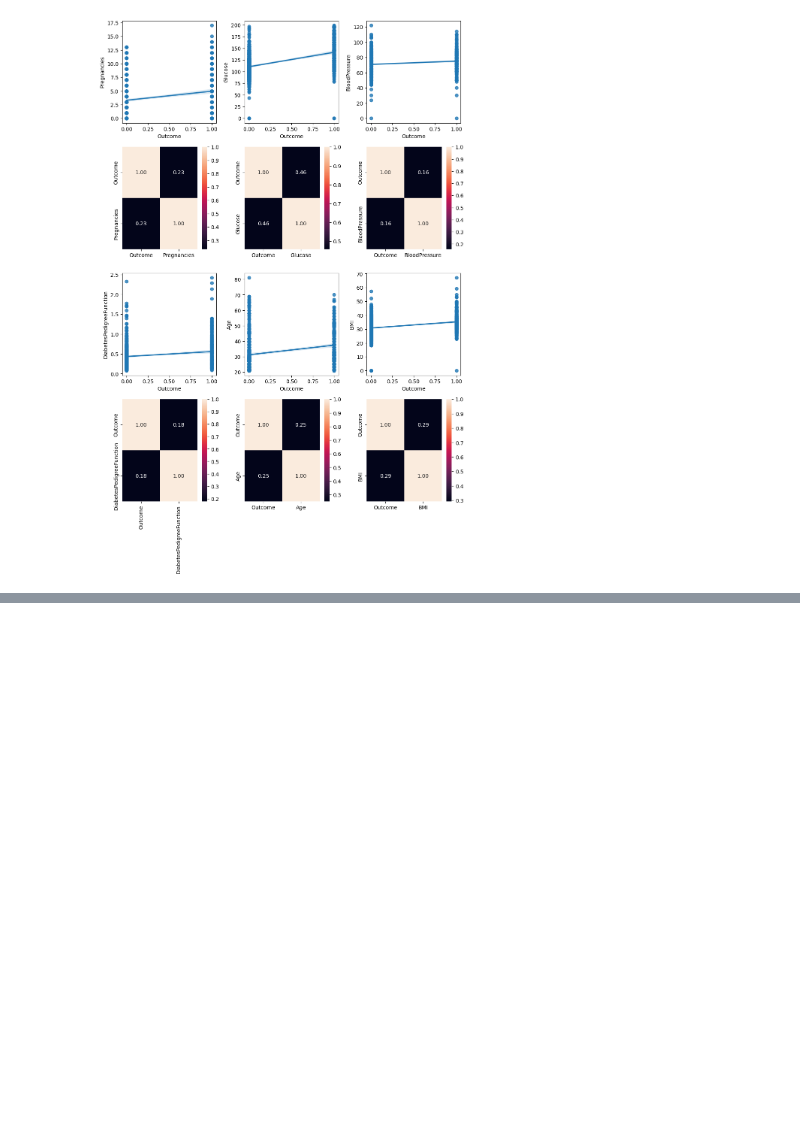
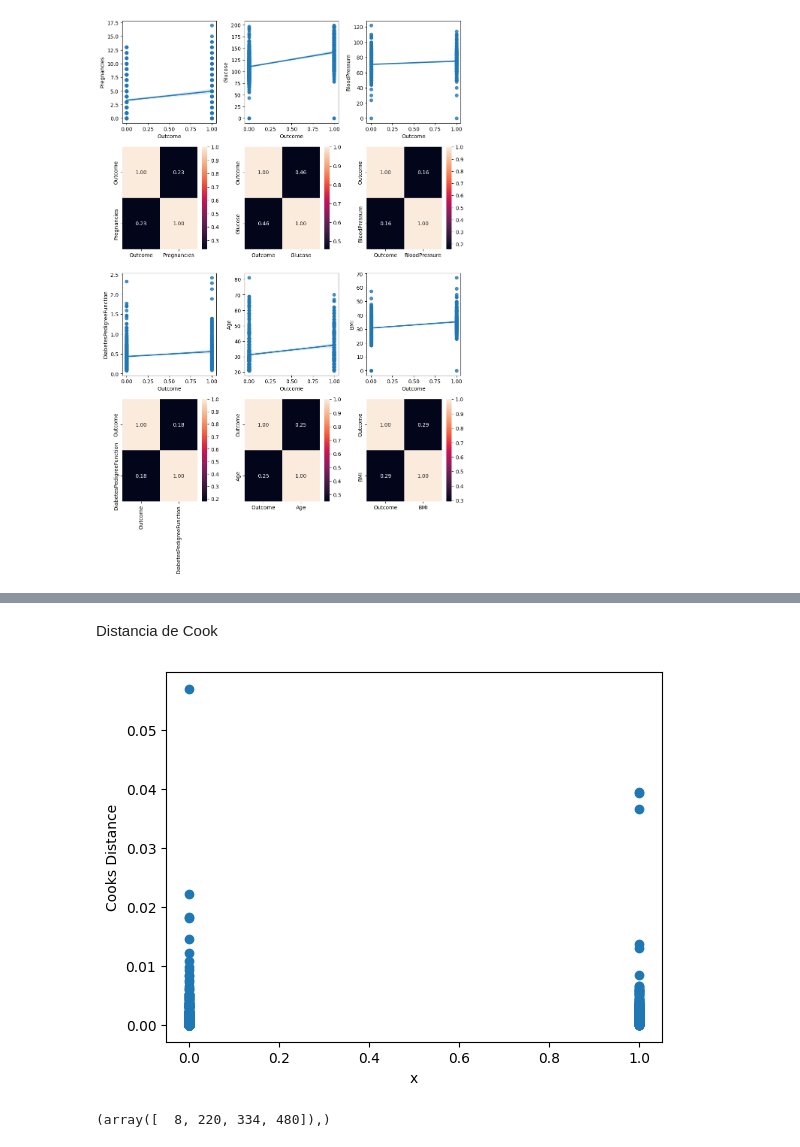
Before and after one commit to RmVa23/Decision-tree-algorithm, a Jupyter notebook: src/explore.ipynb, the cells around one changed output, grey strips where cells are left out. Cells and saved outputs as stored; diff of their text form; code cells hidden in the pictures; blank space fills up the shorter version.

```diff
--- a/src/explore.ipynb
+++ b/src/explore.ipynb
@@ -205,0 +223,2 @@ plt.show()
+# %%
+total_data.drop(['SkinThickness'], axis=1, inplace=True)
@@ -205,0 +276,24 @@ plt.show()
+# %% [markdown]
+Distancia de Cook
+# %%
+# Variables independientes/dependiente
+X = total_data.drop(['Outcome'], axis=1)
+y = total_data['Outcome']
+
+# Ajusta el modelo
+X = sm.add_constant(X)
+model = sm.OLS(y, X).fit()
+
+# Instancia de la influencia y obtención de la distancia de cook para cada observación
+cooks_distance = model.get_influence().cooks_distance
+# %%
+plt.scatter(total_data.Outcome, cooks_distance[0])
+plt.xlabel('x')
+plt.ylabel('Cooks Distance')
+plt.show()
+# %% [output]
+[figure, added]
+# %%
+np.where(cooks_distance[0]>0.03)
+# %% [output]
+(array([  8, 220, 334, 480]),)
```
Also changed, not shown: parts of 17 cells of this notebook.
